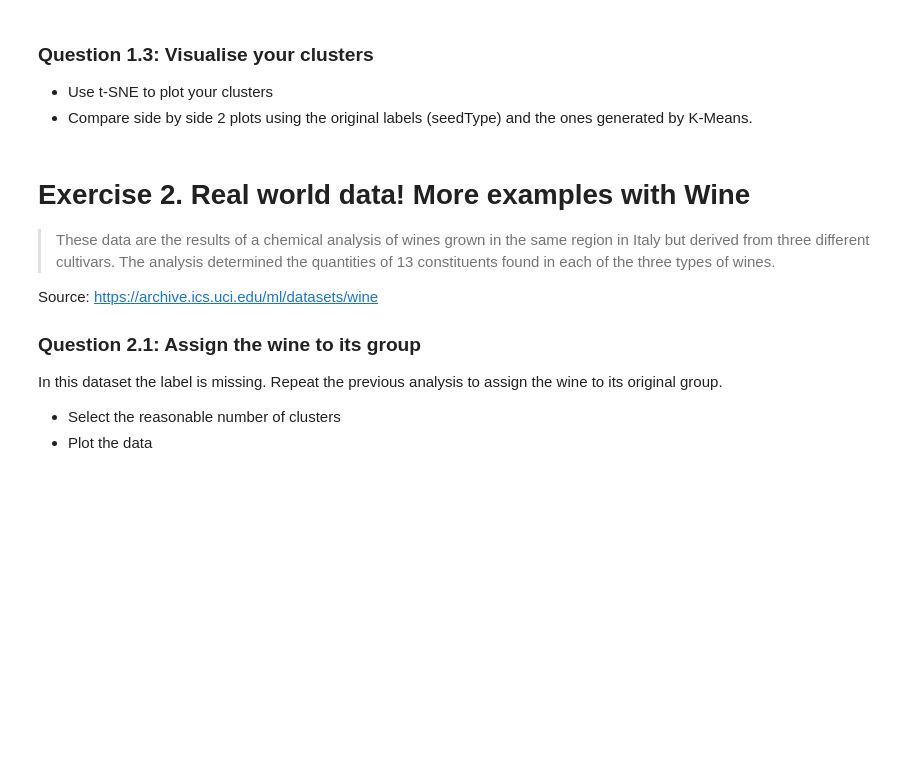
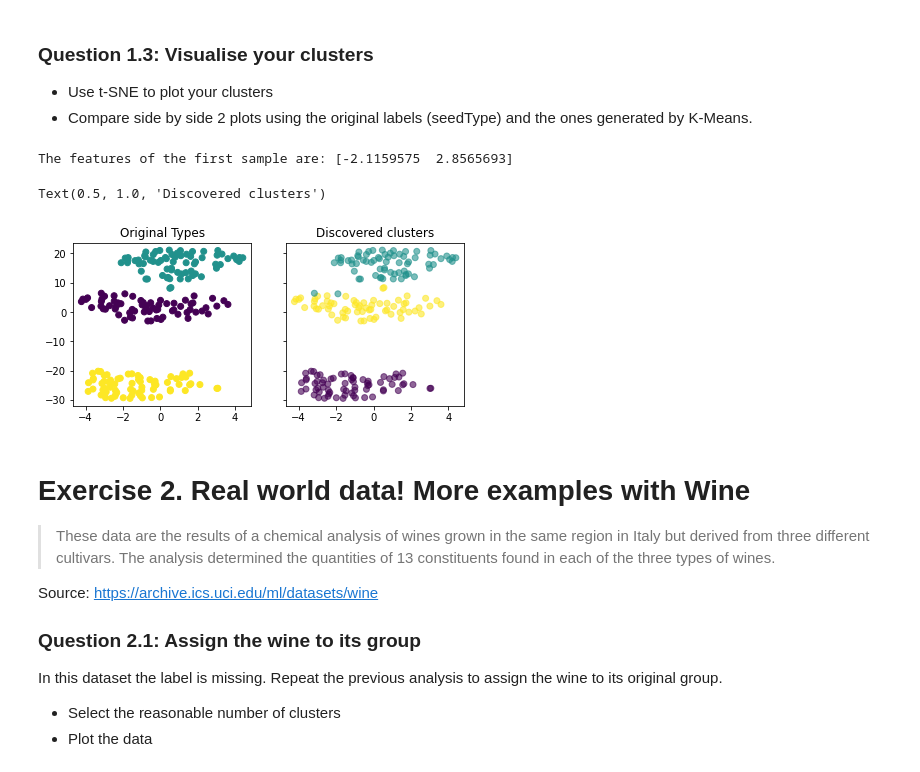
Before and after one commit to Seif-Wessam/2023, a Jupyter notebook: Exercises/08 - Learning from data - Unsupervised learning/Unsupervised_Learning.ipynb, the cells around one changed output. Drawn from its saved outputs; the diff is of its cells as text; code cells hidden in the pictures; blank space fills up the shorter version.

```diff
--- a/Exercises/08 - Learning from data - Unsupervised learning/Unsupervised_Learning.ipynb
+++ b/Exercises/08 - Learning from data - Unsupervised learning/Unsupervised_Learning.ipynb
@@ -363,6 +423,29 @@ In this exercise, we are interested in discovering structure in the data by hidi
 
 - Use t-SNE to plot your clusters
 - Compare side by side 2 plots using the original labels (seedType) and the ones generated by K-Means.
+# %%
+X_reduced_tsne = TSNE(n_components=2, init='random', learning_rate='auto', random_state=0).fit_transform(useful_X)
+#TSNE??? dim reduc suited for high dim visualizatO.
+print("The features of the first sample are: %s" % X_reduced_tsne[0])
+#plt.plot(X_reduced_tsne)
+#plt.show()
+fig, axs = plt.subplots(1, 2, figsize=(7, 3), sharey=True)
+
+axs[0].scatter(X_reduced_tsne[:, 0], X_reduced_tsne[:, 1], c=seeds.seedType)
+axs[0].set_title("Original Types")
+
+labels = KMeans(n_clusters=3).fit_predict(useful_X)
+
+axs[1].scatter(X_reduced_tsne[:,0], X_reduced_tsne[:,1], c=labels, alpha=0.6)
+axs[1].set_title("Discovered clusters")
+
+#so what you did is you reduced the data dimensOally speaking to be able to vis it, then u applid a clustering on the original data aslan,
+#then u used that clustering to color out the dimensionally reduced data, which u compare to the
+#dimensionally reduced data but coloured with the labels from the original data!!!
+# %% [output]
+The features of the first sample are: [-2.1159575  2.8565693]
+Text(0.5, 1.0, 'Discovered clusters')
+[figure, added]
 # %% [markdown]
 # Exercise 2. Real world data! More examples with Wine
 
```
Also changed, not shown: parts of 12 cells of this notebook.
